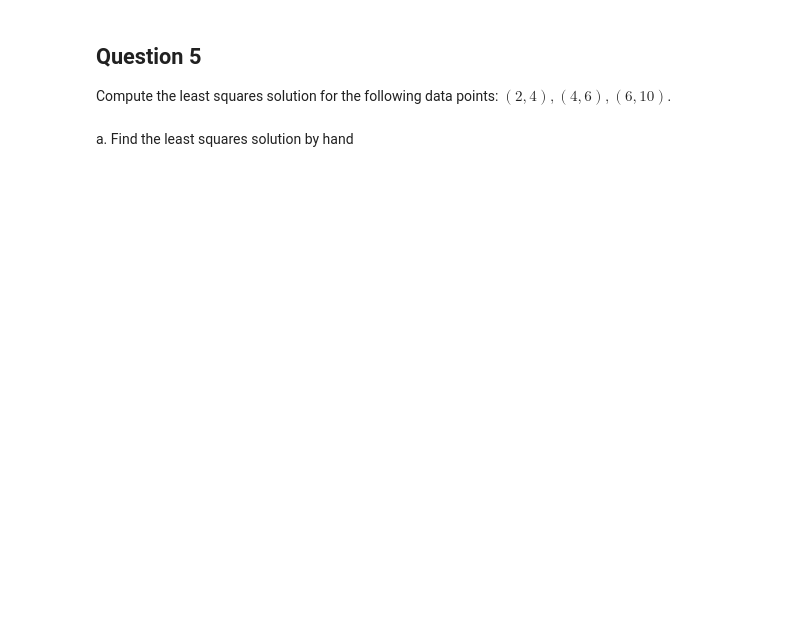
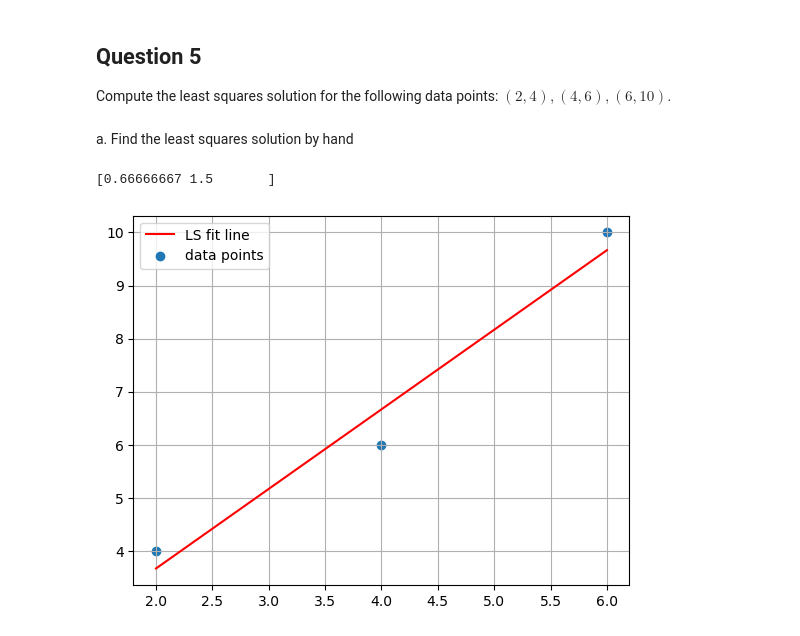
Before and after one commit to hamzua68-dot/bwsi-comp-problem-solving, a Jupyter notebook: mod1_foundations_of_applied_math/3_more_linear_algerbra.ipynb, the cells around one changed output. Drawn from its saved outputs; the diff is of its cells as text; code cells hidden in the pictures; blank space fills up the shorter version.

```diff
--- a/mod1_foundations_of_applied_math/3_more_linear_algerbra.ipynb
+++ b/mod1_foundations_of_applied_math/3_more_linear_algerbra.ipynb
@@ -318,8 +376,35 @@ a. Find the least squares solution by hand
+# %%
+# b. using numpy
+
+
+
+X = np.array([[1, 2], [1, 4], [1, 6]])
+y = np.array([4, 6, 10])
+
+beta = np.linalg.inv(X.T @ X) @ X.T @ y
+print(beta)
+# %% [output]
+[0.66666667 1.5       ]
 # %%
 # plot the points and your best fit line using matplotlib to check your work!
-fit_line = lambda beta,x: beta[1]*x + beta[0]
-# plt.plot(           , "r-", label="LS fit line")
-plt.scatter([2,4,6], [4,6,10], label="data points")
+
+
+X = np.array([[1, 2], [1, 4], [1, 6]])
+y = np.array([4, 6, 10])
+
+
+beta = np.linalg.inv(X.T @ X) @ X.T @ y
+
+
+fit_line = lambda beta, x: beta[1] * x + beta[0]
+
+x_vals = np.array([2, 6])
+
+plt.plot(x_vals, fit_line(beta, x_vals), "r-", label="LS fit line")
+plt.scatter([2, 4, 6], [4, 6, 10], label="data points")
+
 plt.legend()
 plt.grid()
 plt.show()
+# %% [output]
+[figure, added]
```
Also changed, not shown: parts of 13 cells of this notebook.
